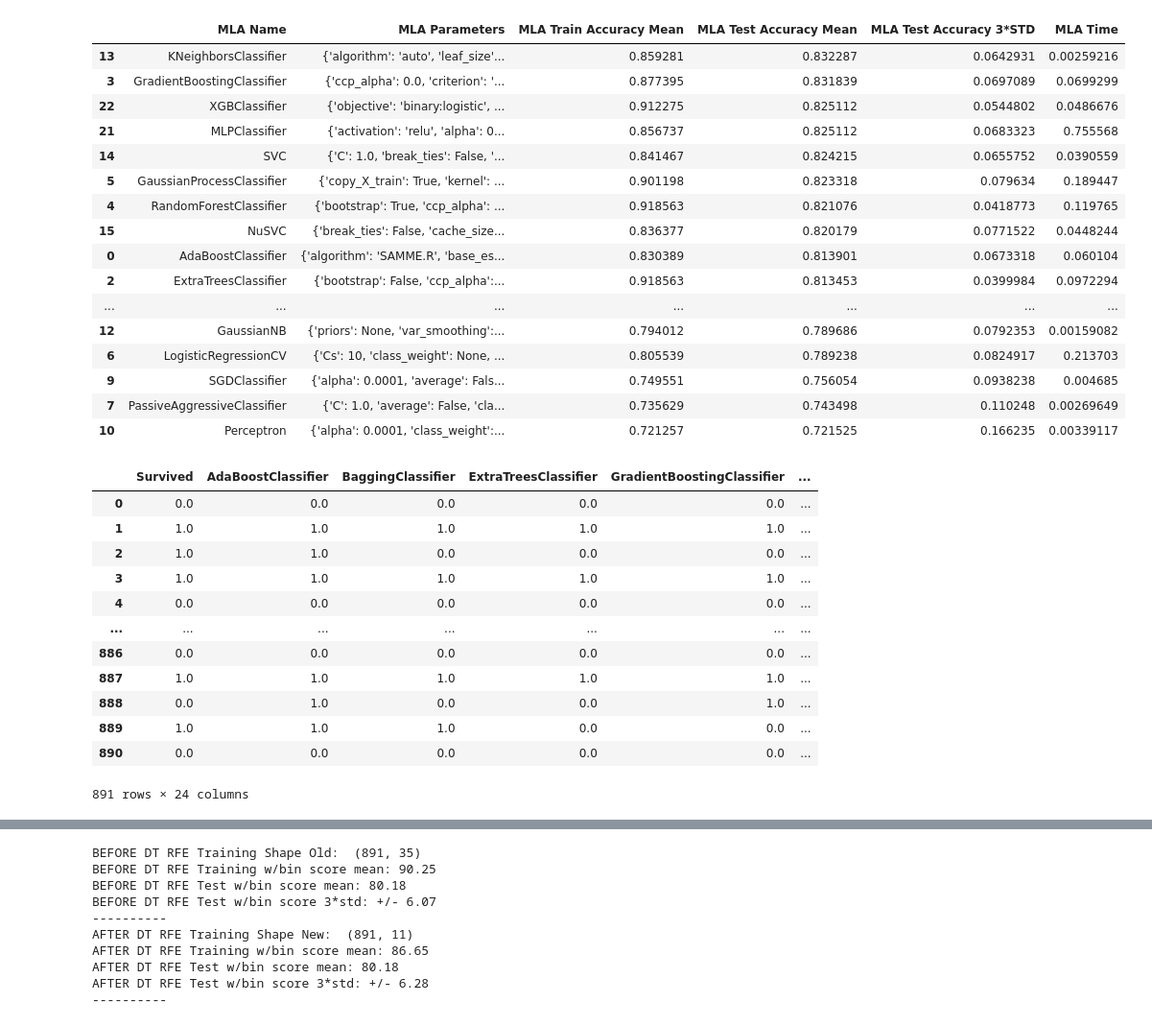
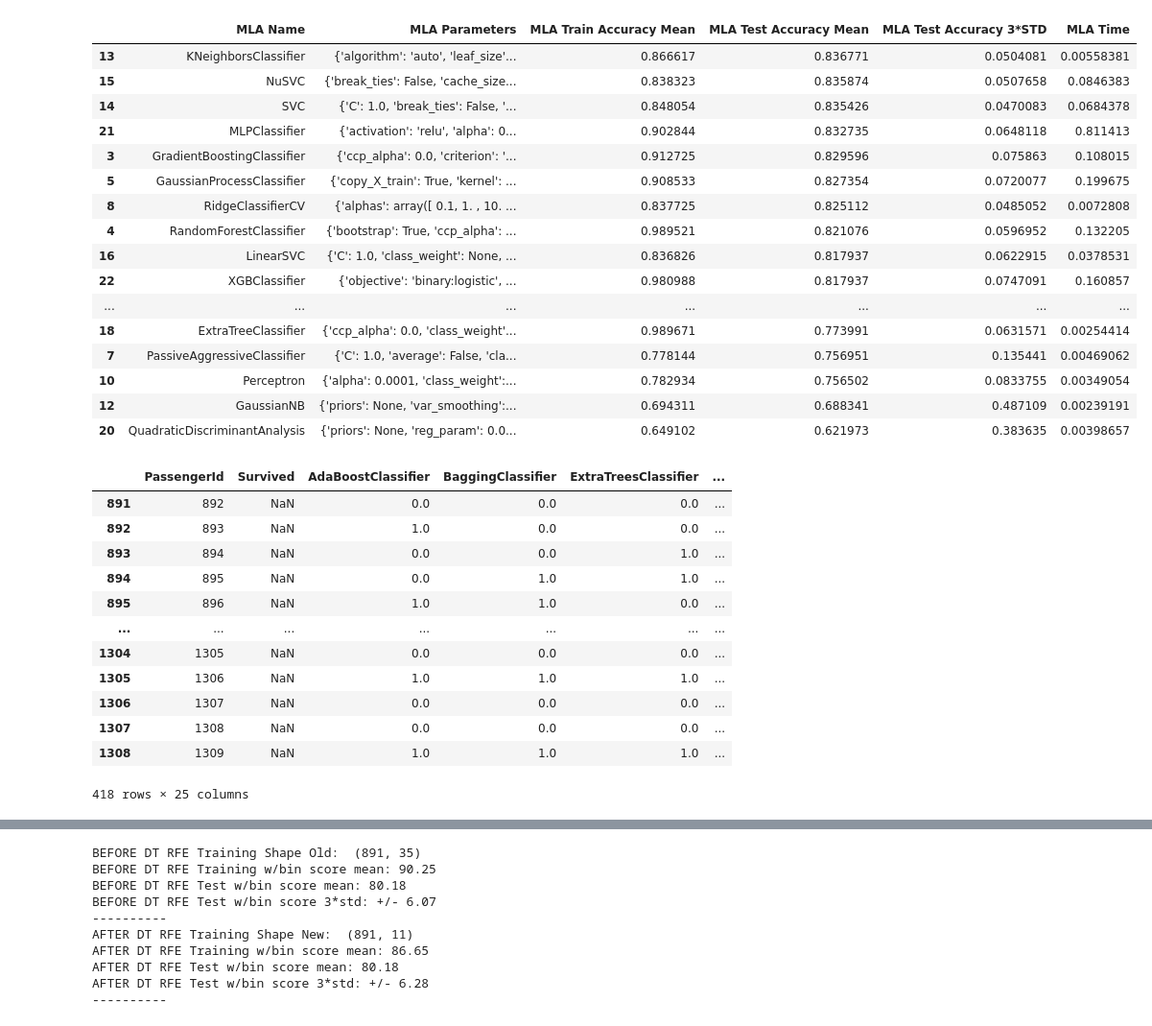
Before and after one commit to FFFFatCAT/MyKaggle, a Jupyter notebook: src/titanic_model.ipynb, the cells around one changed output, grey strips where cells are left out. Shown at 96% size. Drawn from its saved outputs; the diff is of its cells as text; code cells hidden in the pictures.

```diff
--- a/src/titanic_model.ipynb
+++ b/src/titanic_model.ipynb
@@ -30,3 +30,4 @@ from sklearn import metrics
 # 读取完成清理及特征工程的数据
 data_code = pd.read_excel(r'../data/titanic/data_factorized.xlsx', index_col=0)
 data_dummy = pd.read_excel(r'../data/titanic/data_dummy.xlsx',index_col=0)
+data = data_dummy.copy()
@@ -68,0 +34,6 @@ test_dummy_x
+# %%
+train_x = data[data['Survived'].notnull()].drop(['PassengerId','Survived'], axis=1)
+train_y = data[data['Survived'].notnull()][['Survived']]
+test_x = data[data['Survived'].isnull()].drop(['PassengerId','Survived'], axis=1)
+test_y = data[data['Survived'].isnull()][['PassengerId','Survived']]
+train_x.info()
@@ -129,66 +118,66 @@ cv_split = model_selection.ShuffleSplit(n_splits = 10, test_size = .25, train_si
 MLA_columns = ['MLA Name', 'MLA Parameters','MLA Train Accuracy Mean', 'MLA Test Accuracy Mean', 'MLA Test Accuracy 3*STD' ,'MLA Time']
 MLA_compare = pd.DataFrame(columns = MLA_columns)
 # 预测结果矩阵，存储真实值与预测值
-MLA_predict = train_code_y.copy()
+MLA_predict = train_y.copy()
 # %%
 # index through MLA and save performance to table
 row_index = 0
 for alg in MLA:
     #set name and parameters
     MLA_name = alg.__class__.__name__
     MLA_compare.loc[row_index, 'MLA Name'] = MLA_name   # 算法名称
     MLA_compare.loc[row_index, 'MLA Parameters'] = str(alg.get_params())    # 算法参数
 
     # https://scikit-learn.org/stable/modules/generated/sklearn.model_selection.cross_validate.html?highlight=cross_validate
-    cv_results = model_selection.cross_validate(alg, train_code_x, train_code_y, cv=cv_split, return_train_score=True)
+    cv_results = model_selection.cross_validate(alg, train_x, train_y, cv=cv_split, return_train_score=True)
 
     MLA_compare.loc[row_index, 'MLA Time'] = cv_results['fit_time'].mean()
     MLA_compare.loc[row_index, 'MLA Train Accuracy Mean'] = cv_results['train_score'].mean()
     MLA_compare.loc[row_index, 'MLA Test Accuracy Mean'] = cv_results['test_score'].mean()
     # if this is a non-bias random sample, then +/-3 standard deviations (std) from the mean, should statistically capture 99.7% of the subsets
     MLA_compare.loc[row_index, 'MLA Test Accuracy 3*STD'] = cv_results['test_score'].std()*3   #let's know the worst that can happen!
 
     #save MLA predictions - see section 6 for usage
-    alg.fit(train_code_x, train_code_y)
-    MLA_predict[MLA_name] = alg.predict(train_code_x)
+    alg.fit(train_x, train_y)
+    MLA_predict[MLA_name] = alg.predict(test_x)
     row_index+=1
 #print and sort table: https://pandas.pydata.org/pandas-docs/stable/generated/pandas.DataFrame.sort_values.html
 MLA_compare.sort_values(by = ['MLA Test Accuracy Mean'], ascending = False, inplace = True)
 MLA_compare
 # %% [output]
 |  | MLA Name | MLA Parameters | MLA Train Accuracy Mean | MLA Test Accuracy Mean | MLA Test Accuracy 3*STD | MLA Time |
-| 13 | KNeighborsClassifier | {'algorithm': 'auto', 'leaf_size'... | 0.859281 | 0.832287 | 0.0642931 | 0.00259216 |
-| 3 | GradientBoostingClassifier | {'ccp_alpha': 0.0, 'criterion': '... | 0.877395 | 0.831839 | 0.0697089 | 0.0699299 |
-| 22 | XGBClassifier | {'objective': 'binary:logistic', ... | 0.912275 | 0.825112 | 0.0544802 | 0.0486676 |
-| 21 | MLPClassifier | {'activation': 'relu', 'alpha': 0... | 0.856737 | 0.825112 | 0.0683323 | 0.755568 |
-| 14 | SVC | {'C': 1.0, 'break_ties': False, '... | 0.841467 | 0.824215 | 0.0655752 | 0.0390559 |
-| 5 | GaussianProcessClassifier | {'copy_X_train': True, 'kernel': ... | 0.901198 | 0.823318 | 0.079634 | 0.189447 |
-| 4 | RandomForestClassifier | {'bootstrap': True, 'ccp_alpha': ... | 0.918563 | 0.821076 | 0.0418773 | 0.119765 |
-| 15 | NuSVC | {'break_ties': False, 'cache_size... | 0.836377 | 0.820179 | 0.0771522 | 0.0448244 |
-| 0 | AdaBoostClassifier | {'algorithm': 'SAMME.R', 'base_es... | 0.830389 | 0.813901 | 0.0673318 | 0.060104 |
-| 2 | ExtraTreesClassifier | {'bootstrap': False, 'ccp_alpha':... | 0.918563 | 0.813453 | 0.0399984 | 0.0972294 |
+| 13 | KNeighborsClassifier | {'algorithm': 'auto', 'leaf_size'... | 0.866617 | 0.836771 | 0.0504081 | 0.00558381 |
+| 15 | NuSVC | {'break_ties': False, 'cache_size... | 0.838323 | 0.835874 | 0.0507658 | 0.0846383 |
+| 14 | SVC | {'C': 1.0, 'break_ties': False, '... | 0.848054 | 0.835426 | 0.0470083 | 0.0684378 |
+| 21 | MLPClassifier | {'activation': 'relu', 'alpha': 0... | 0.902844 | 0.832735 | 0.0648118 | 0.811413 |
+| 3 | GradientBoostingClassifier | {'ccp_alpha': 0.0, 'criterion': '... | 0.912725 | 0.829596 | 0.075863 | 0.108015 |
+| 5 | GaussianProcessClassifier | {'copy_X_train': True, 'kernel': ... | 0.908533 | 0.827354 | 0.0720077 | 0.199675 |
+| 8 | RidgeClassifierCV | {'alphas': array([ 0.1, 1. , 10. ... | 0.837725 | 0.825112 | 0.0485052 | 0.0072808 |
+| 4 | RandomForestClassifier | {'bootstrap': True, 'ccp_alpha': ... | 0.989521 | 0.821076 | 0.0596952 | 0.132205 |
+| 16 | LinearSVC | {'C': 1.0, 'class_weight': None, ... | 0.836826 | 0.817937 | 0.0622915 | 0.0378531 |
+| 22 | XGBClassifier | {'objective': 'binary:logistic', ... | 0.980988 | 0.817937 | 0.0747091 | 0.160857 |
 | ... | ... | ... | ... | ... | ... | ... |
-| 12 | GaussianNB | {'priors': None, 'var_smoothing':... | 0.794012 | 0.789686 | 0.0792353 | 0.00159082 |
-| 6 | LogisticRegressionCV | {'Cs': 10, 'class_weight': None, ... | 0.805539 | 0.789238 | 0.0824917 | 0.213703 |
-| 9 | SGDClassifier | {'alpha': 0.0001, 'average': Fals... | 0.749551 | 0.756054 | 0.0938238 | 0.004685 |
-| 7 | PassiveAggressiveClassifier | {'C': 1.0, 'average': False, 'cla... | 0.735629 | 0.743498 | 0.110248 | 0.00269649 |
-| 10 | Perceptron | {'alpha': 0.0001, 'class_weight':... | 0.721257 | 0.721525 | 0.166235 | 0.00339117 |
+| 18 | ExtraTreeClassifier | {'ccp_alpha': 0.0, 'class_weight'... | 0.989671 | 0.773991 | 0.0631571 | 0.00254414 |
+| 7 | PassiveAggressiveClassifier | {'C': 1.0, 'average': False, 'cla... | 0.778144 | 0.756951 | 0.135441 | 0.00469062 |
+| 10 | Perceptron | {'alpha': 0.0001, 'class_weight':... | 0.782934 | 0.756502 | 0.0833755 | 0.00349054 |
+| 12 | GaussianNB | {'priors': None, 'var_smoothing':... | 0.694311 | 0.688341 | 0.487109 | 0.00239191 |
+| 20 | QuadraticDiscriminantAnalysis | {'priors': None, 'reg_param': 0.0... | 0.649102 | 0.621973 | 0.383635 | 0.00398657 |
 # %%
 MLA_predict
 # %% [output]
-|  | Survived | AdaBoostClassifier | BaggingClassifier | ExtraTreesClassifier | GradientBoostingClassifier | ... |
-| 0 | 0.0 | 0.0 | 0.0 | 0.0 | 0.0 | ... |
-| 1 | 1.0 | 1.0 | 1.0 | 1.0 | 1.0 | ... |
-| 2 | 1.0 | 1.0 | 0.0 | 0.0 | 0.0 | ... |
-| 3 | 1.0 | 1.0 | 1.0 | 1.0 | 1.0 | ... |
-| 4 | 0.0 | 0.0 | 0.0 | 0.0 | 0.0 | ... |
+|  | PassengerId | Survived | AdaBoostClassifier | BaggingClassifier | ExtraTreesClassifier | ... |
+| 891 | 892 | NaN | 0.0 | 0.0 | 0.0 | ... |
+| 892 | 893 | NaN | 1.0 | 0.0 | 0.0 | ... |
+| 893 | 894 | NaN | 0.0 | 0.0 | 1.0 | ... |
+| 894 | 895 | NaN | 0.0 | 1.0 | 1.0 | ... |
+| 895 | 896 | NaN | 1.0 | 1.0 | 0.0 | ... |
 | ... | ... | ... | ... | ... | ... | ... |
-| 886 | 0.0 | 0.0 | 0.0 | 0.0 | 0.0 | ... |
-| 887 | 1.0 | 1.0 | 1.0 | 1.0 | 1.0 | ... |
-| 888 | 0.0 | 1.0 | 0.0 | 0.0 | 1.0 | ... |
-| 889 | 1.0 | 1.0 | 1.0 | 0.0 | 0.0 | ... |
-| 890 | 0.0 | 0.0 | 0.0 | 0.0 | 0.0 | ... |
+| 1304 | 1305 | NaN | 0.0 | 0.0 | 0.0 | ... |
+| 1305 | 1306 | NaN | 1.0 | 1.0 | 1.0 | ... |
+| 1306 | 1307 | NaN | 0.0 | 0.0 | 0.0 | ... |
+| 1307 | 1308 | NaN | 0.0 | 0.0 | 0.0 | ... |
+| 1308 | 1309 | NaN | 1.0 | 1.0 | 1.0 | ... |
-891 rows × 24 columns
+418 rows × 25 columns
 # %%
 # 可视化各分类器
 #barplot using https://seaborn.pydata.org/generated/seaborn.barplot.html
```
Also changed, not shown: parts of 15 cells of this notebook, 17 other files.
